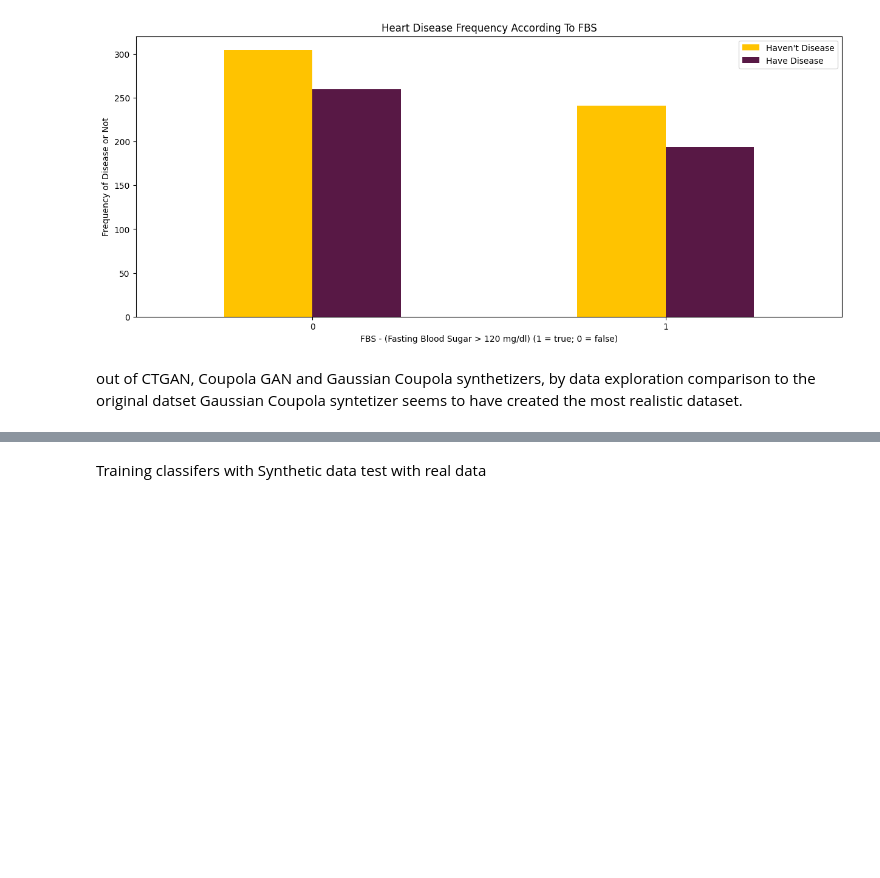
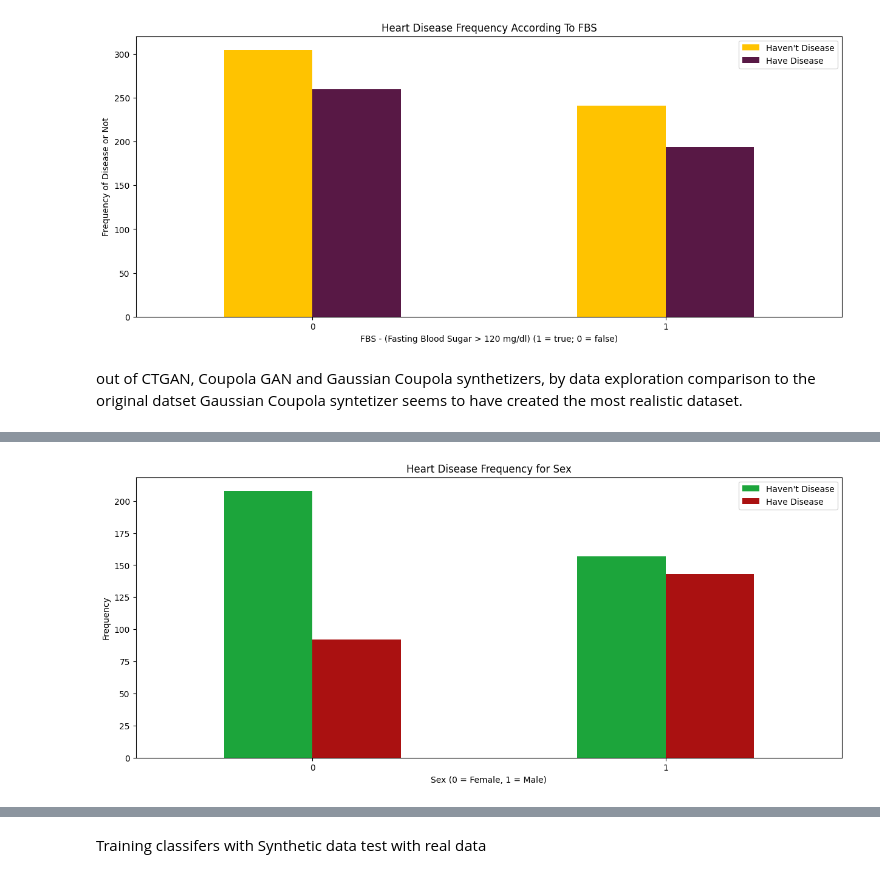
Before and after one commit to sonjababac/Data-Science-for-EWS-in-Postoperative-Care-PhD-year-1, a Jupyter notebook: SDG phd/heart_disease.ipynb, the cells around one changed output, grey strips where cells are left out. Saved outputs shown, nothing was run; the diff lists cells and outputs as text; code cells hidden in the pictures; blank space fills up the shorter version.

```diff
--- a/SDG phd/heart_disease.ipynb
+++ b/SDG phd/heart_disease.ipynb
@@ -1121,0 +1229,10 @@ sdg - mitigating gender imbalance
+# %%
+pd.crosstab(balanced_synthetic_data['Sex'],balanced_synthetic_data['Heart Disease']).plot(kind="bar",figsize=(15,6),color=['#1CA53B','#AA1111' ])
+plt.title('Heart Disease Frequency for Sex')
+plt.xlabel('Sex (0 = Female, 1 = Male)')
+plt.xticks(rotation=0)
+plt.legend(["Haven't Disease", "Have Disease"])
+plt.ylabel('Frequency')
+plt.show()
+# %% [output]
+[figure, added]
```
Also changed, not shown: parts of 39 cells of this notebook.
